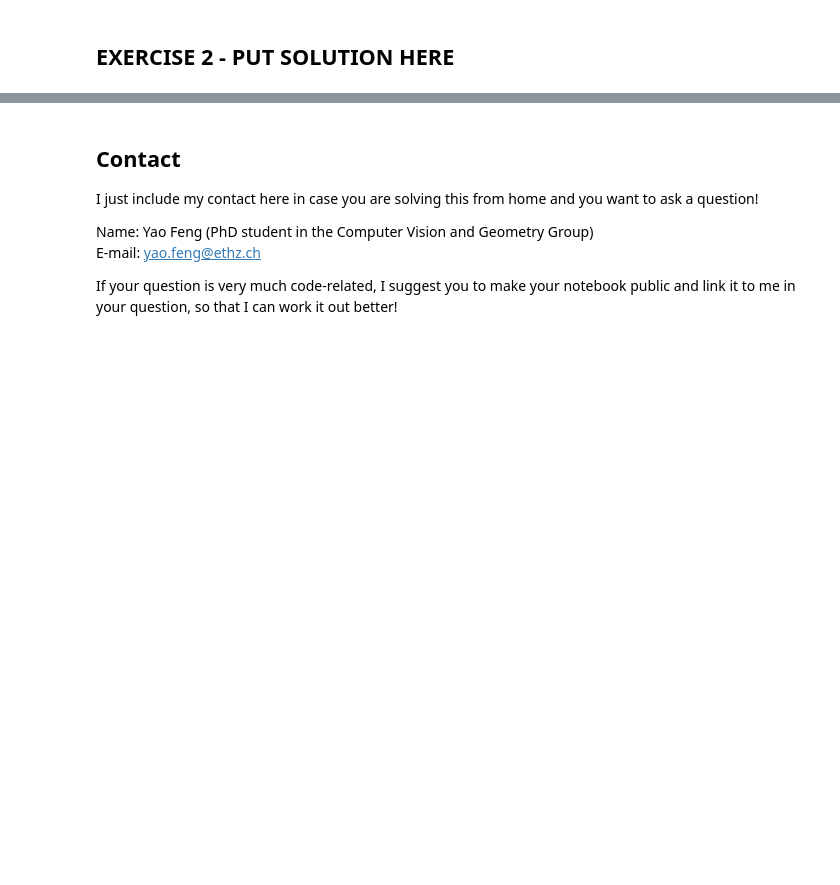
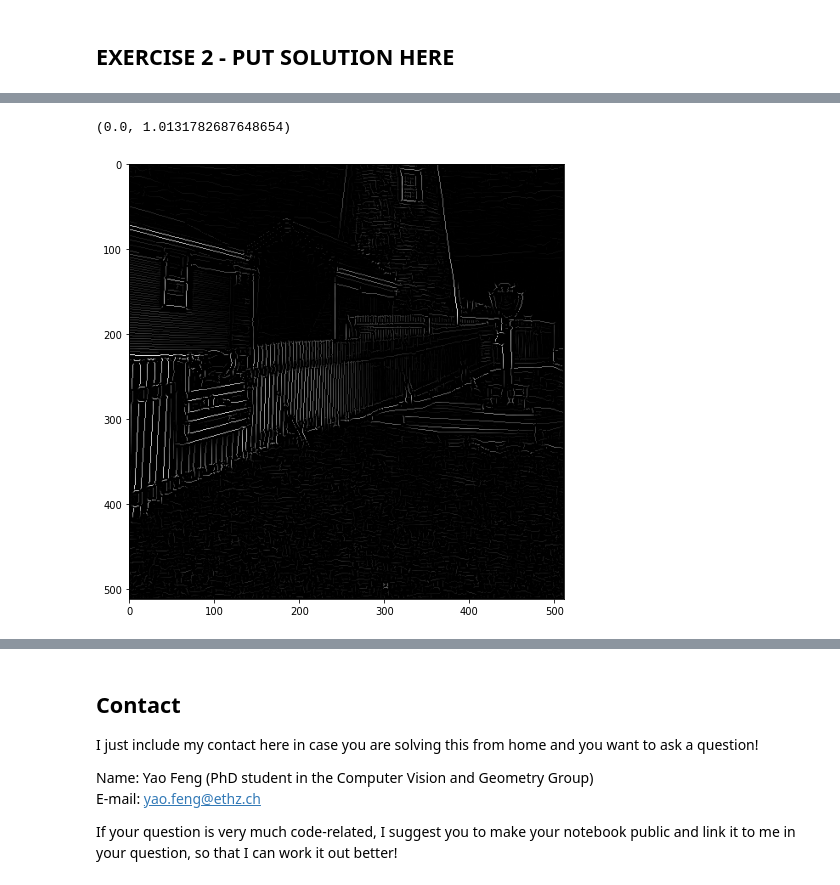
Before and after one commit to fedj99/viscomp2021, a Jupyter notebook: Exercises/W3/W3_exercise.ipynb, the cells around one changed output, grey strips where cells are left out. Drawn from its saved outputs; the diff is of its cells as text; code cells hidden in the pictures; blank space fills up the shorter version.

```diff
--- a/Exercises/W3/W3_exercise.ipynb
+++ b/Exercises/W3/W3_exercise.ipynb
@@ -176,0 +299,28 @@ display(slider)
+# %%
+# Perform nonmaximum suppression
+grad_mag_sup = np.zeros(grad_mag.shape)
+
+for i in range(1, grad_mag_sup.shape[0] - 1):
+    for j in range(1, grad_mag_sup.shape[1] - 1):
+        d = grad_angles[i, j]
+        idx = []
+        if d == 0:
+            idx = [(i, j - 1), (i, j + 1)]
+        elif d == 1:
+            idx = [(i - 1, j + 1), (i + 1, j - 1)]
+        elif d == 2:
+            idx = [(i + 1, j), (i - 1, j)]
+        else:
+            idx = [(i + 1, j + 1), (i - 1, j - 1)]
+        # Include point only if it is maximum
+        is_max = grad_mag[i, j] >= grad_mag[idx[0]
+                                            ] and grad_mag[i, j] >= grad_mag[idx[1]]
+        grad_mag_sup[i, j] = grad_mag[i, j] if is_max else 0
+
+figure(figsize=(8, 8))
+imshow(grad_mag_sup)
+
+grad_mag_sup.min(), grad_mag_sup.max()
+# %% [output]
+(0.0, 1.0131782687648654)
+[figure, added]
```
Also changed, not shown: parts of 17 cells of this notebook, 37 other files.
